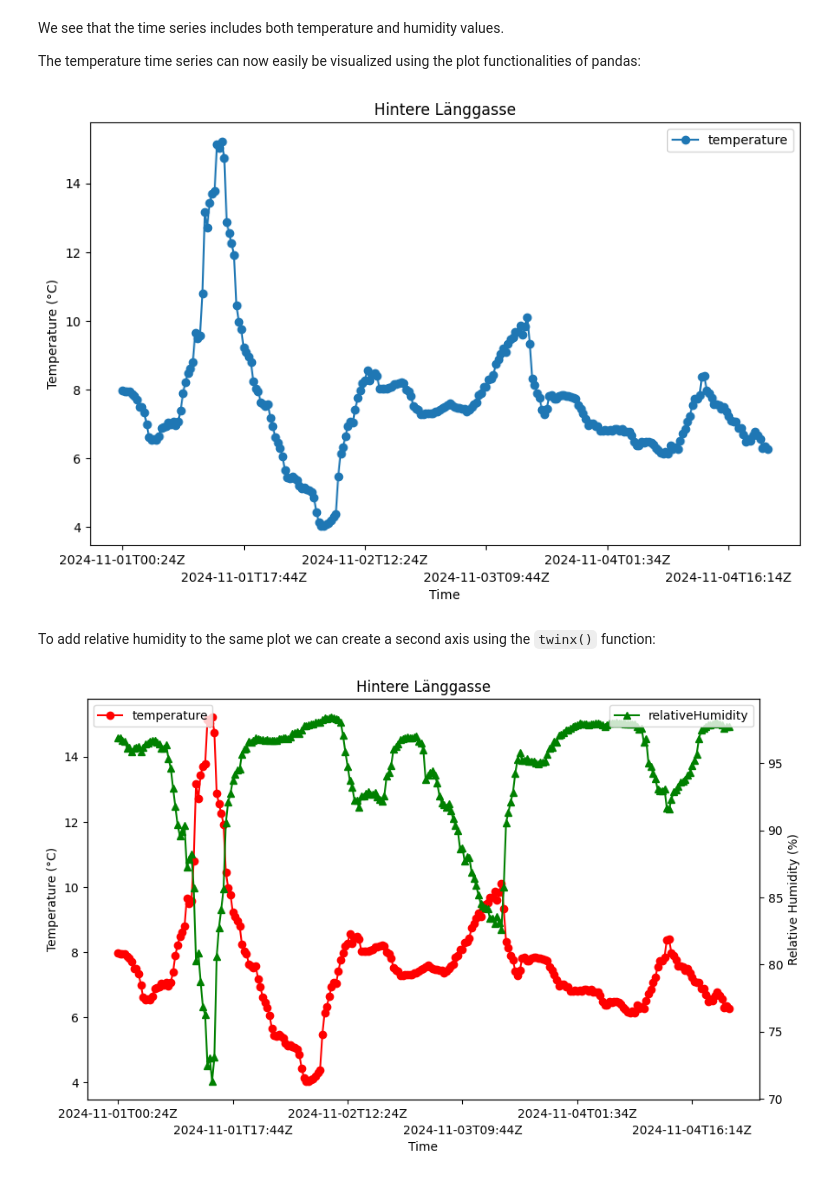
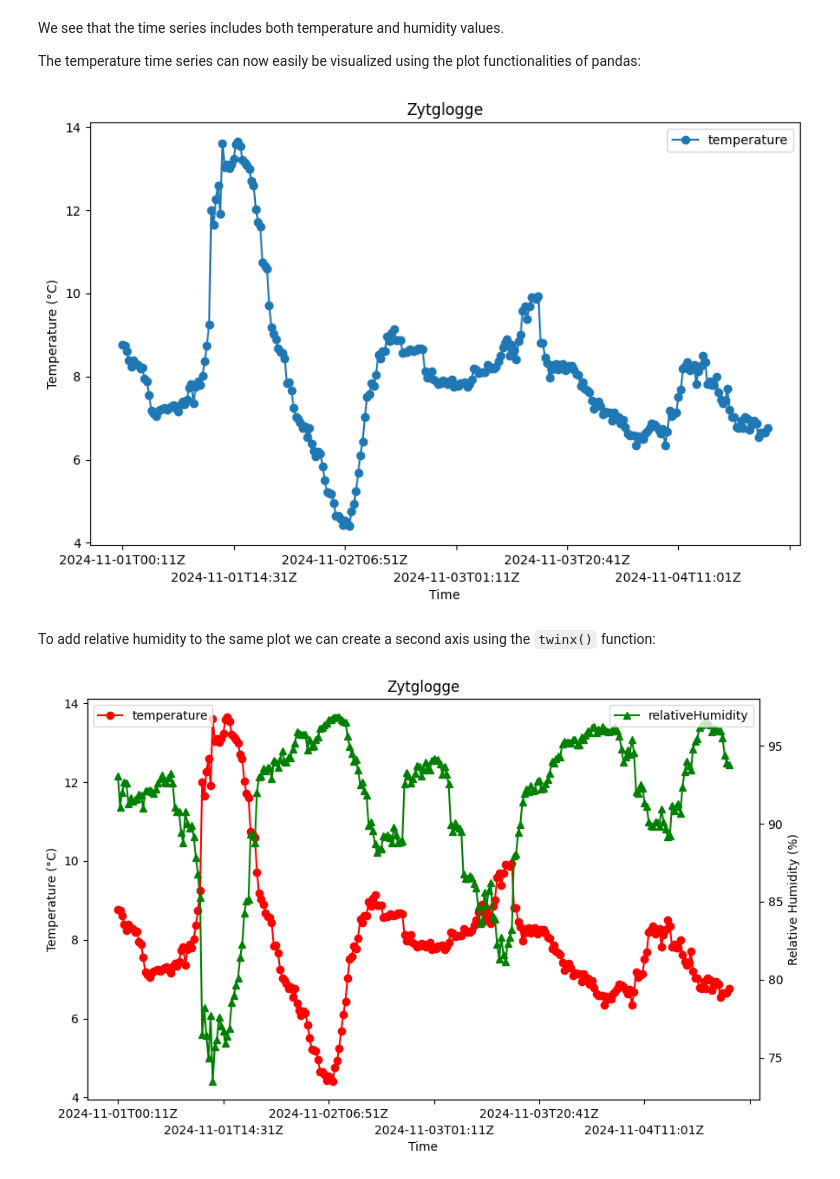
Before and after one commit to takohaller/smarturbanheatmap, a Jupyter notebook: python_examples.ipynb, the cells around one changed output. Cells and saved outputs as stored; diff of their text form; code cells hidden in the pictures.

```diff
--- a/python_examples.ipynb
+++ b/python_examples.ipynb
@@ -228,7 +228,8 @@ This endpoint takes the stationID as a request argument and returns a time serie
 Let's request the data for the station named 'Kornhausplatz-Bern:
 # %%
 # Based on a station name, get the respective stationId from the DataFrame
-stationId = stations[stations["name"] == "Zytglogge"].stationId.values[0]
+stationName = "Zytglogge"
+stationId = stations[stations["name"] == stationName].stationId.values[0]
 # Define the URL including the stationId argument
 url = f"https://smart-urban-heat-map.ch/api/v2/timeseries?stationId={stationId}&timeFrom=2024-11-01T00:00:00Z&timeTo=2024-11-05T00:00:00Z"
 
@@ -291,7 +292,7 @@ ax = timeseries.plot(x='dateObserved', y='temperature', figsize=(10,6), marker='
 # The ax object is a matplotlib axis object which we can use to further customize the plot
 
 # Add a title
-ax.set_title('Hintere Länggasse')
+ax.set_title(stationName)
 
 # Add labels for the x and y axes
 ax.set_xlabel('Time')
@@ -302,34 +303,34 @@ for i, label in enumerate(ax.get_xticklabels()):
     if i % 2 == 0:  # Check if it's an odd tick
         label.set_y(-0.04)
 # %% [output]
-[figure, old version]
+[figure, new version]
 # %% [markdown]
 To add relative humidity to the same plot we can create a second axis using the `twinx()` function:
 # %%
 # Use the DataFrame plot function to plot the temperature time series as a line plot with markers
 ax = timeseries.plot(x='dateObserved', y='temperature', figsize=(10,6), marker='o', color='red', linestyle='-')
 # The ax object is a matplotlib axis object which we can use to further customize the plot
 
 # Create a second axis for relative humidity
 ax2 = ax.twinx()
 # Plot relative humidity on the second y-axis by specifying the ax object
 timeseries.plot(x='dateObserved', y='relativeHumidity', ax=ax2, color='green', marker='^', linestyle='-')
 
 # Add a title
-ax.set_title('Hintere Länggasse')
+ax.set_title(stationName)
 
 # Add labels for the x and y axes
 ax.set_xlabel('Time')
 ax.set_ylabel('Temperature (°C)')
 ax2.set_ylabel('Relative Humidity (%)')
 
 # Adjust positions of legends to match positions of y-axes
 ax.legend(loc='upper left')
 ax2.legend(loc='upper right')
 
 # Shift every second x-label for better readability
 for i, label in enumerate(ax.get_xticklabels()):
     if i % 2 == 0:  # Check if it's an odd tick
         label.set_y(-0.04)
 # %% [output]
-[figure, old version]
+[figure, new version]
```
Also changed, not shown: parts of 4 cells of this notebook.
